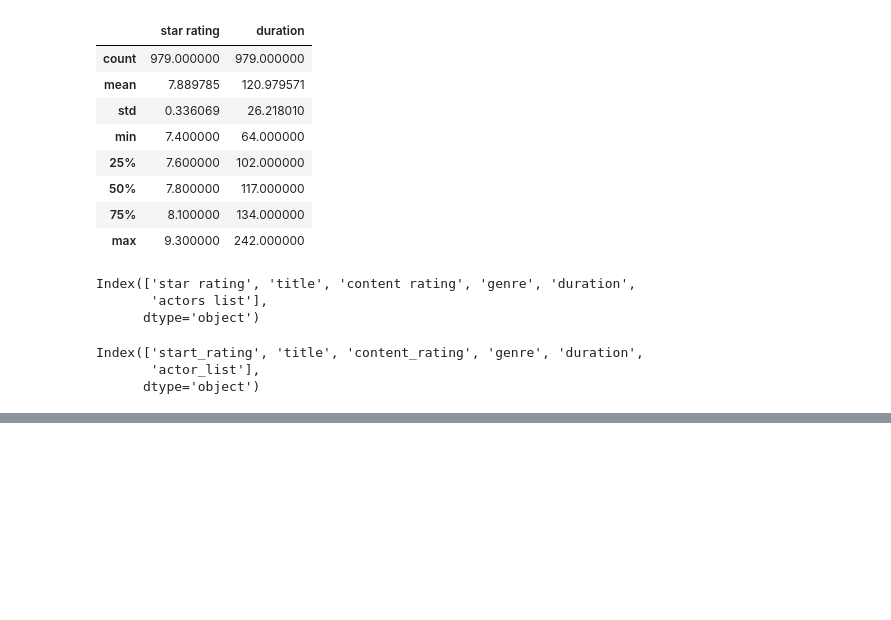
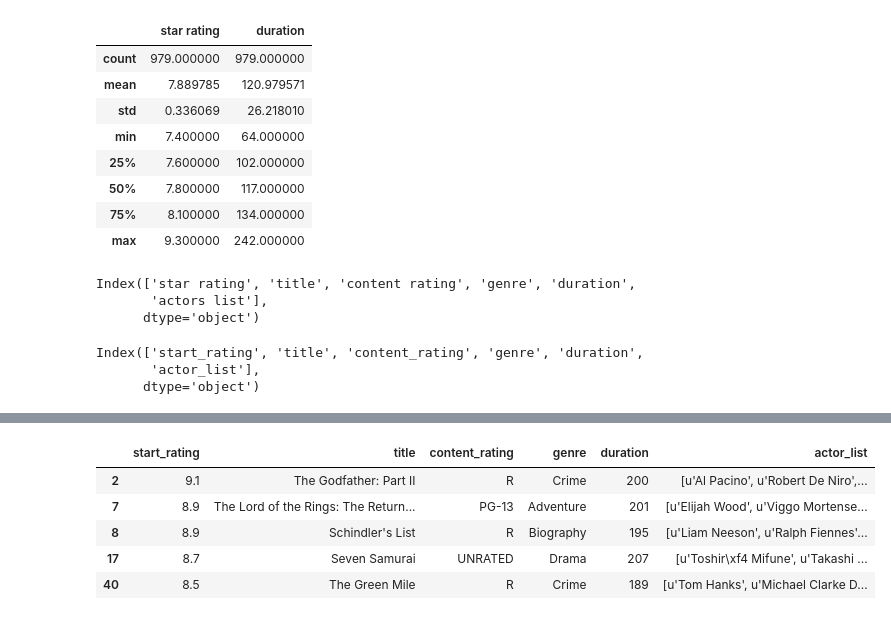
Before and after one commit to diegopmayer/python, a Jupyter notebook: pandas/data-manipulation-pandas.ipynb, the cells around one changed output, grey strips where cells are left out. Cells and saved outputs as stored; diff of their text form; code cells hidden in the pictures; blank space fills up the shorter version.

```diff
--- a/pandas/data-manipulation-pandas.ipynb
+++ b/pandas/data-manipulation-pandas.ipynb
@@ -318,0 +367,9 @@ filmes.columns = filmes.columns.str.replace(' ', '_')
+# %%
+filmes[film_180].head()
+# %% [output]
+|  | start_rating | title | content_rating | genre | duration | actor_list |
+| 2 | 9.1 | The Godfather: Part II | R | Crime | 200 | [u'Al Pacino', u'Robert De Niro',... |
+| 7 | 8.9 | The Lord of the Rings: The Return... | PG-13 | Adventure | 201 | [u'Elijah Wood', u'Viggo Mortense... |
+| 8 | 8.9 | Schindler's List | R | Biography | 195 | [u'Liam Neeson', u'Ralph Fiennes'... |
+| 17 | 8.7 | Seven Samurai | UNRATED | Drama | 207 | [u'Toshir\xf4 Mifune', u'Takashi ... |
+| 40 | 8.5 | The Green Mile | R | Crime | 189 | [u'Tom Hanks', u'Michael Clarke D... |
```
Also changed, not shown: parts of 13 cells of this notebook.
